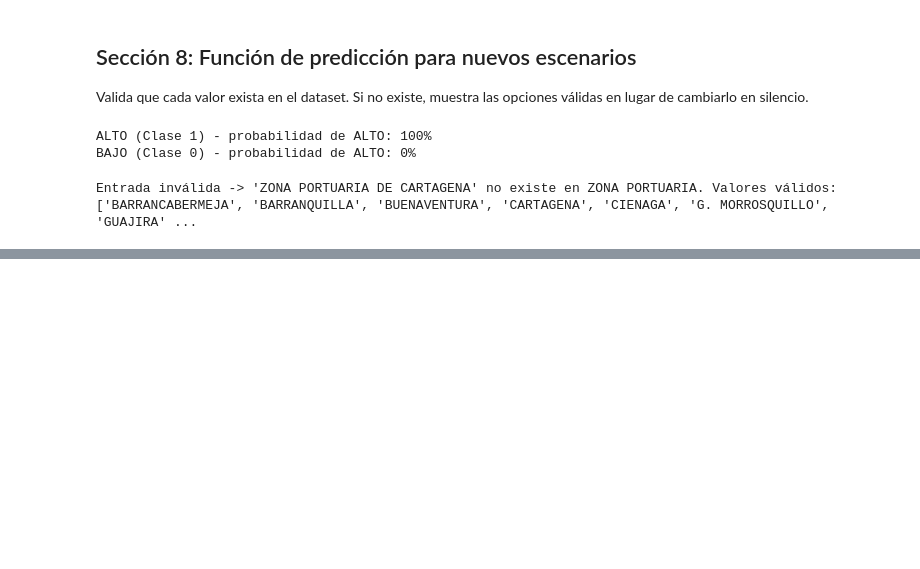
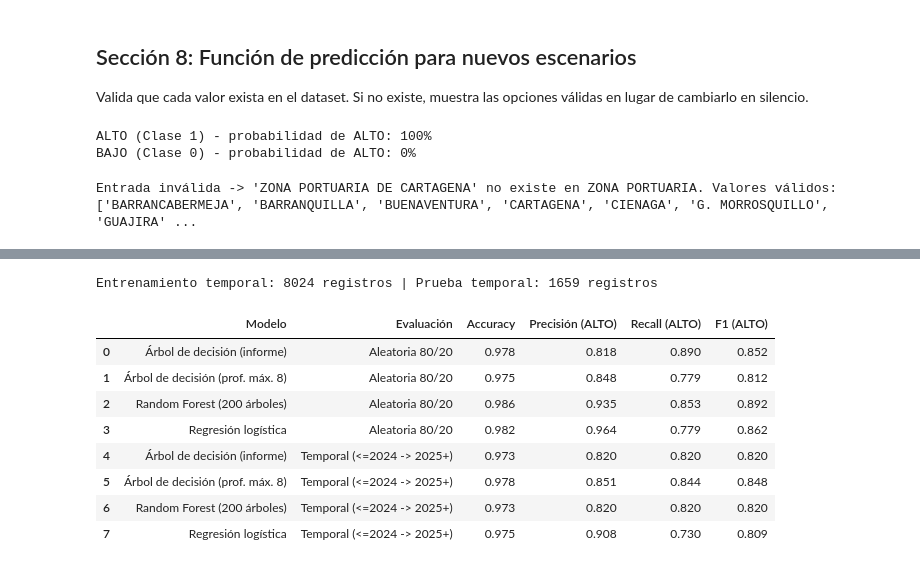
Before and after one commit to castlecarl032005-gif/SwiftDrive, a Jupyter notebook: notebooks/SwiftDrive_modelo.ipynb, the cells around one changed output, grey strips where cells are left out. Cells and saved outputs as stored; diff of their text form; code cells hidden in the pictures; blank space fills up the shorter version.

```diff
--- a/notebooks/SwiftDrive_modelo.ipynb
+++ b/notebooks/SwiftDrive_modelo.ipynb
@@ -206,0 +212,62 @@ Entrada inválida -> 'ZONA PORTUARIA DE CARTAGENA' no existe en ZONA PORTUARIA.
+# %%
+from sklearn.compose import ColumnTransformer
+from sklearn.ensemble import RandomForestClassifier
+from sklearn.linear_model import LogisticRegression
+from sklearn.pipeline import Pipeline
+from sklearn.preprocessing import OneHotEncoder, OrdinalEncoder, StandardScaler
+from sklearn.metrics import f1_score, precision_score, recall_score
+
+categoricas = ['ZONA PORTUARIA', 'SOCIEDAD PORTUARIA', 'TIPO DE CARGA']
+numericas = ['AÑO VIGENCIA', 'MES VIGENCIA']
+
+def pre_ordinal():
+    return ColumnTransformer([
+        ('cat', OrdinalEncoder(handle_unknown='use_encoded_value', unknown_value=-1), categoricas),
+        ('num', 'passthrough', numericas)])
+
+def pre_onehot():
+    return ColumnTransformer([
+        ('cat', OneHotEncoder(handle_unknown='ignore'), categoricas),
+        ('num', StandardScaler(), numericas)])
+
+def crear_modelos():
+    return {
+        'Árbol de decisión (informe)': Pipeline([('pre', pre_ordinal()), ('clf', DecisionTreeClassifier(random_state=42))]),
+        'Árbol de decisión (prof. máx. 8)': Pipeline([('pre', pre_ordinal()), ('clf', DecisionTreeClassifier(max_depth=8, random_state=42))]),
+        'Random Forest (200 árboles)': Pipeline([('pre', pre_ordinal()), ('clf', RandomForestClassifier(n_estimators=200, random_state=42, n_jobs=-1))]),
+        'Regresión logística': Pipeline([('pre', pre_onehot()), ('clf', LogisticRegression(max_iter=2000))]),
+    }
+
+def evaluar(Xtr, ytr, Xte, yte, etiqueta):
+    filas = []
+    for nombre, modelo in crear_modelos().items():
+        pred = modelo.fit(Xtr, ytr).predict(Xte)
+        filas.append({'Modelo': nombre, 'Evaluación': etiqueta,
+                      'Accuracy': accuracy_score(yte, pred),
+                      'Precisión (ALTO)': precision_score(yte, pred, zero_division=0),
+                      'Recall (ALTO)': recall_score(yte, pred, zero_division=0),
+                      'F1 (ALTO)': f1_score(yte, pred, zero_division=0)})
+    return filas
+
+# 1) Evaluación aleatoria 80/20 (estratificada)
+Xa_tr, Xa_te, ya_tr, ya_te = train_test_split(df[features], y, test_size=0.2, random_state=42, stratify=y)
+resultados = evaluar(Xa_tr, ya_tr, Xa_te, ya_te, 'Aleatoria 80/20')
+
+# 2) Evaluación temporal: entrenar con <= 2024, probar con 2025-2026
+train, test = df[df['AÑO VIGENCIA'] <= 2024], df[df['AÑO VIGENCIA'] > 2024]
+resultados += evaluar(train[features], train['Nivel_Fluvial'], test[features], test['Nivel_Fluvial'], 'Temporal (<=2024 -> 2025+)')
+
+tabla = pd.DataFrame(resultados)
+print(f"Entrenamiento temporal: {len(train)} registros | Prueba temporal: {len(test)} registros")
+tabla.round(3)
+# %% [output]
+Entrenamiento temporal: 8024 registros | Prueba temporal: 1659 registros
+|  | Modelo | Evaluación | Accuracy | Precisión (ALTO) | Recall (ALTO) | F1 (ALTO) |
+| 0 | Árbol de decisión (informe) | Aleatoria 80/20 | 0.978 | 0.818 | 0.890 | 0.852 |
+| 1 | Árbol de decisión (prof. máx. 8) | Aleatoria 80/20 | 0.975 | 0.848 | 0.779 | 0.812 |
+| 2 | Random Forest (200 árboles) | Aleatoria 80/20 | 0.986 | 0.935 | 0.853 | 0.892 |
+| 3 | Regresión logística | Aleatoria 80/20 | 0.982 | 0.964 | 0.779 | 0.862 |
+| 4 | Árbol de decisión (informe) | Temporal (<=2024 -> 2025+) | 0.973 | 0.820 | 0.820 | 0.820 |
+| 5 | Árbol de decisión (prof. máx. 8) | Temporal (<=2024 -> 2025+) | 0.978 | 0.851 | 0.844 | 0.848 |
+| 6 | Random Forest (200 árboles) | Temporal (<=2024 -> 2025+) | 0.973 | 0.820 | 0.820 | 0.820 |
+| 7 | Regresión logística | Temporal (<=2024 -> 2025+) | 0.975 | 0.908 | 0.730 | 0.809 |
```
Also changed, not shown: parts of 6 cells of this notebook, 5 other files.
